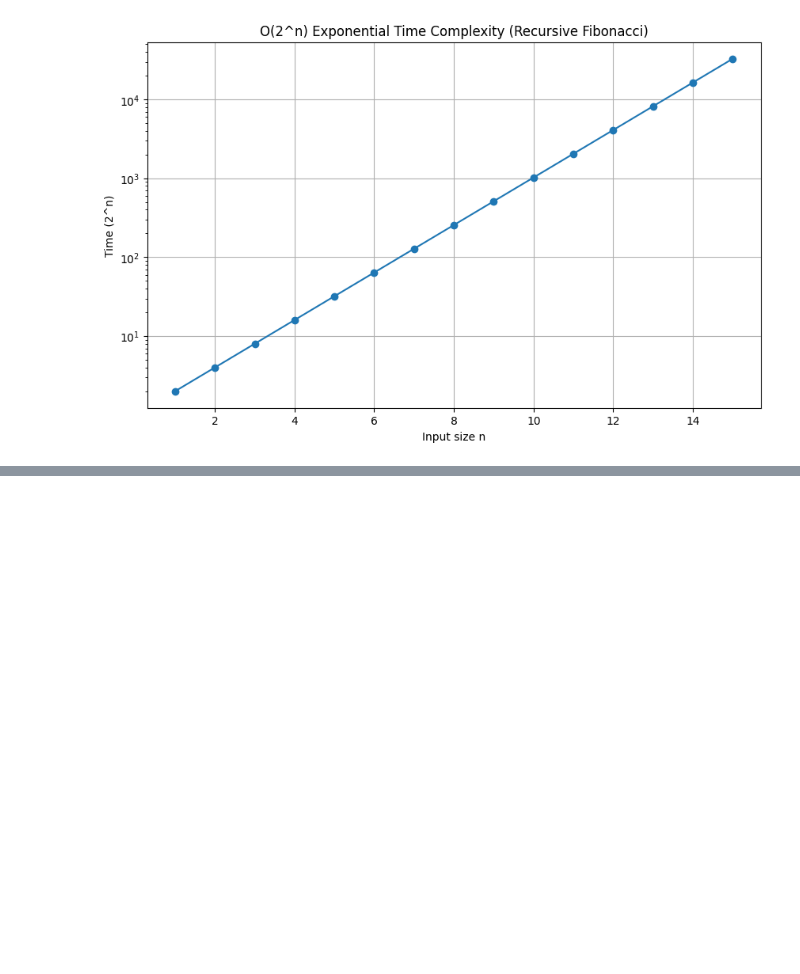
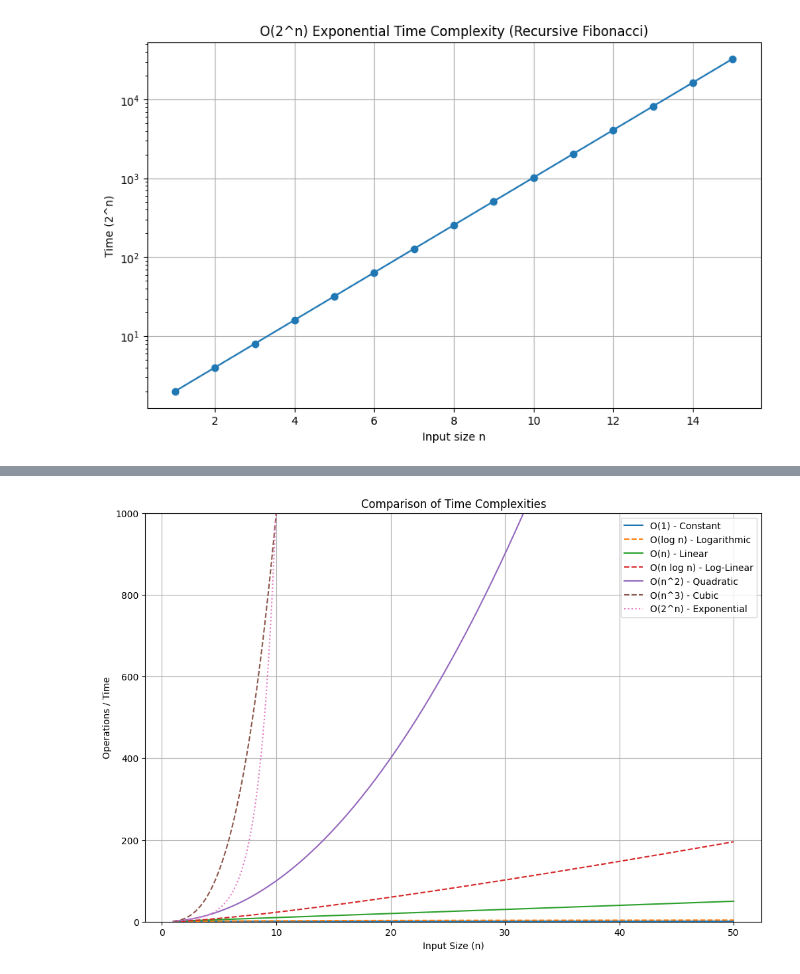
Before and after one commit to dakshmalviya-x/APS-LAB, a Jupyter notebook: Lab_3_Growth_of_function.ipynb, the cells around one changed output, grey strips where cells are left out. Drawn from its saved outputs; the diff is of its cells as text; code cells hidden in the pictures; blank space fills up the shorter version.

```diff
--- a/Lab_3_Growth_of_function.ipynb
+++ b/Lab_3_Growth_of_function.ipynb
@@ -255,27 +255,29 @@ plt.show()
 # %%
 import numpy as np
 n = np.linspace(1, 50, 500)
 y_constant = np.ones_like(n)
 y_log = np.log(n)
 y_linear = n
 y_n_log_n = n * np.log(n)
 y_quadratic = n**2
 y_cubic = n**3
 y_exponential = 2**n
 plt.figure(figsize=(12, 8))
 plt.plot(n, y_constant, label='O(1) - Constant', linestyle='-')
 plt.plot(n, y_log, label='O(log n) - Logarithmic', linestyle='--')
 plt.plot(n, y_linear, label='O(n) - Linear', linestyle='-')
 plt.plot(n, y_n_log_n, label='O(n log n) - Log-Linear', linestyle='--')
 plt.plot(n, y_quadratic, label='O(n^2) - Quadratic', linestyle='-')
-plt.plot(n, y_cubic, label='O(n^3) - Cubic', linestyle='--').
+plt.plot(n, y_cubic, label='O(n^3) - Cubic', linestyle='--')
 plt.plot(n[n < 15], y_exponential[n < 15], label='O(2^n) - Exponential', linestyle=':')
 plt.xlabel("Input Size (n)")
 plt.ylabel("Operations / Time")
 plt.title("Comparison of Time Complexities")
 plt.legend()
 plt.grid(True)
 plt.ylim(0, 1000)
 plt.show()
+# %% [output]
+[figure, added]
 # %%
 # Write a function to perform quick sort and show that it has Logarithmic Time Complexity O(log n)
```
